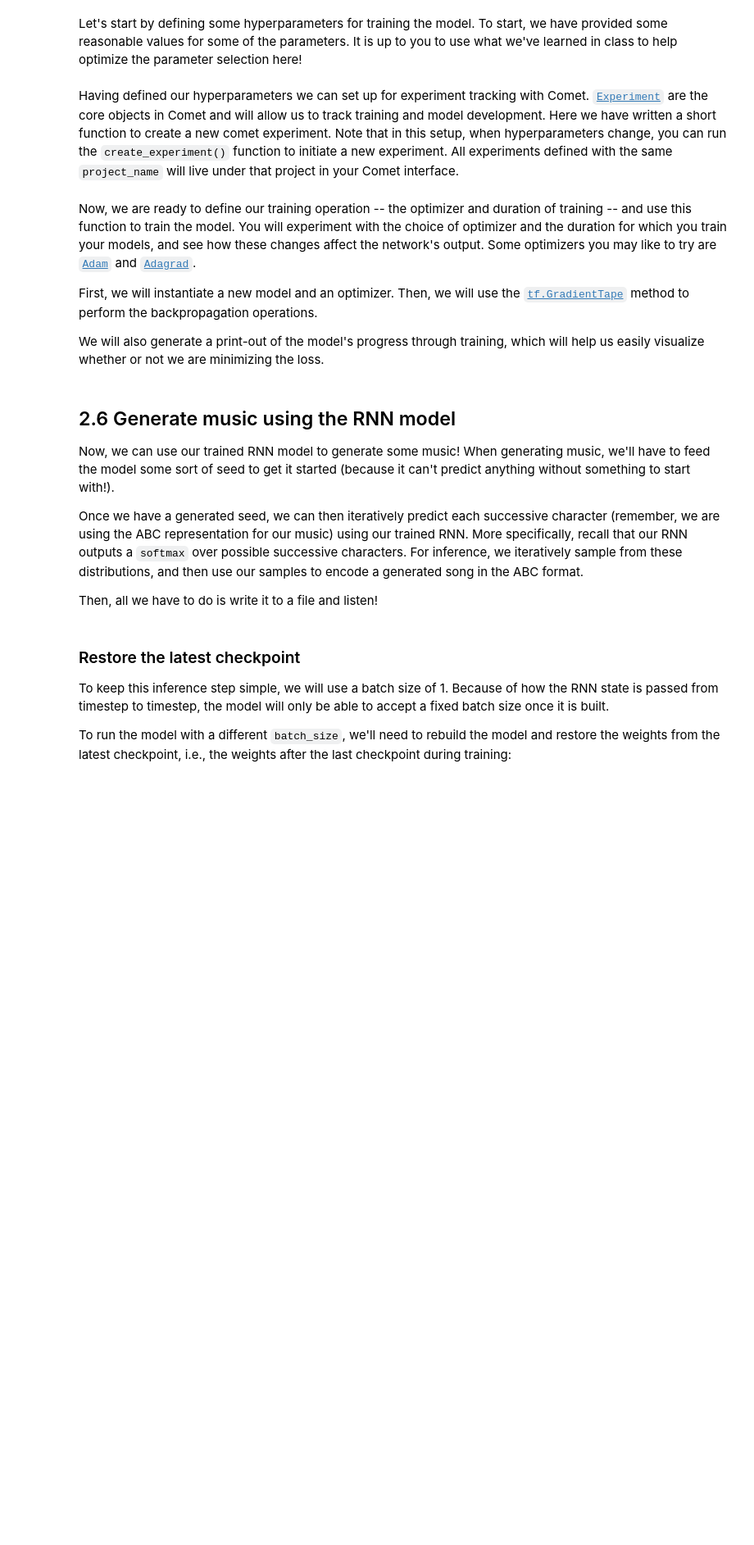
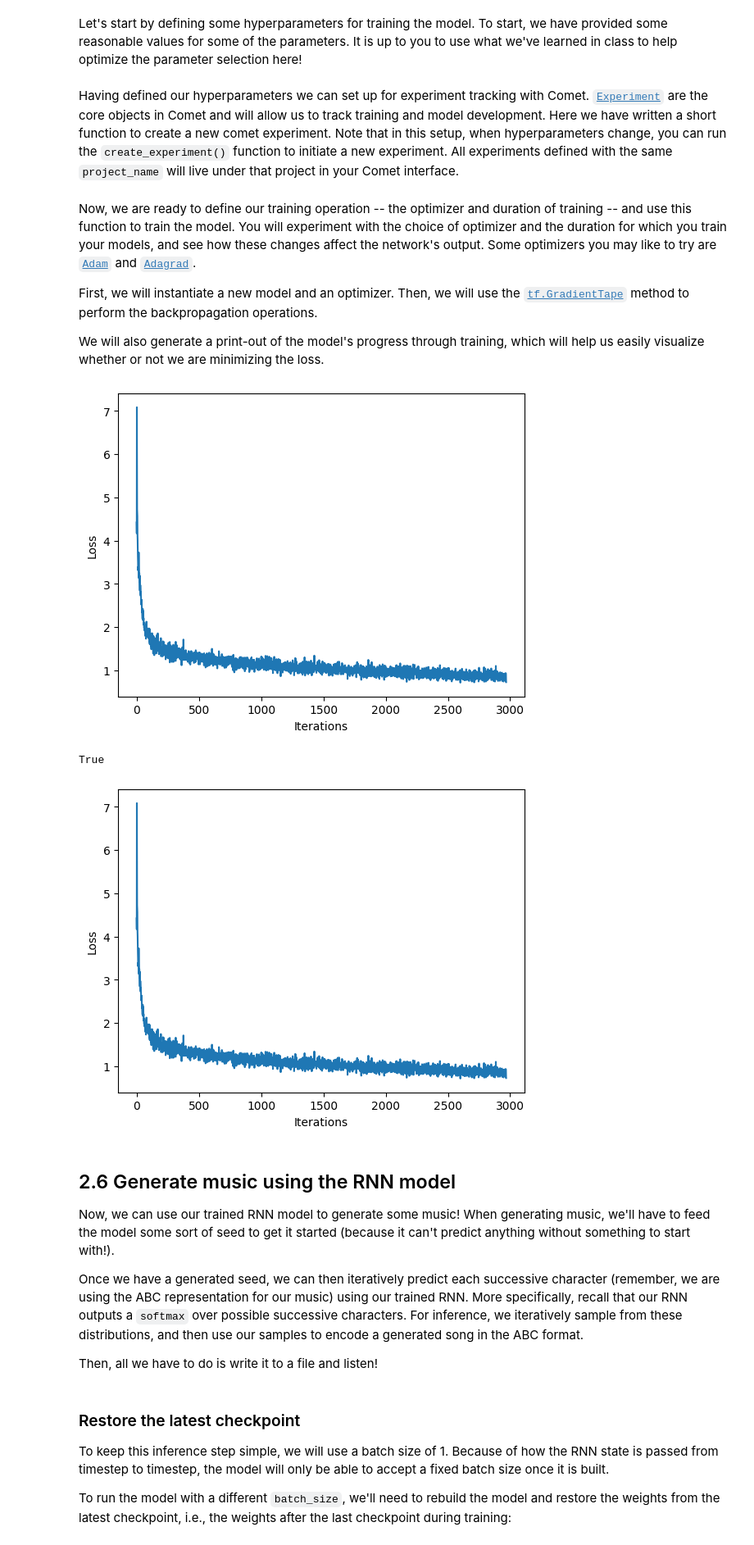
Before and after one commit to suehuynh/mit-deep-learning-labs, a Jupyter notebook: lab1/TF_Part2_Music_Generation.ipynb, the cells around one changed output. Shown at 82% size. Drawn from its saved outputs; the diff is of its cells as text; code cells hidden in the pictures; blank space fills up the shorter version.

```diff
--- a/lab1/TF_Part2_Music_Generation.ipynb
+++ b/lab1/TF_Part2_Music_Generation.ipynb
@@ -134,5 +176,8 @@ print('  ...\n}')
 '''
 def vectorize_string(string):
   '''TODO'''
+  vectorized_string = np.array([char2idx[char] for char in string])
+  return vectorized_string
 
 vectorized_songs = vectorize_string(songs_joined)
+vectorized_songs
@@ -160,10 +209,10 @@ def get_batch(vectorized_songs, seq_length, batch_size):
   idx = np.random.choice(n-seq_length, batch_size)
 
   '''TODO: construct a list of input sequences for the training batch'''
-  input_batch = # TODO
+  input_batch = np.array([vectorized_songs[i: i + seq_length] for i in idx])
 
   '''TODO: construct a list of output sequences for the training batch'''
-  output_batch = # TODO
+  output_batch = np.array([vectorized_songs[i + 1: i + seq_length + 1] for i in idx])
 
   # x_batch, y_batch provide the true inputs and targets for network training
   x_batch = np.reshape(input_batch, [batch_size, seq_length])
@@ -232,12 +303,12 @@ def build_model(vocab_size, embedding_dim, rnn_units, batch_size):
 
     # Layer 2: LSTM with `rnn_units` number of units.
     # TODO: Call the LSTM function defined above to add this layer.
-    LSTM('''TODO'''),
+    LSTM(rnn_units=rnn_units),
 
     # Layer 3: Dense (fully-connected) layer that transforms the LSTM output
     #   into the vocabulary size.
     # TODO: Add the Dense layer.
-    '''TODO: DENSE LAYER HERE'''
+    tf.keras.layers.Dense(vocab_size, activation='sigmoid')
   ])
 
   return model
@@ -299,12 +400,12 @@ Let's first compute the loss using our example predictions from the untrained mo
 '''TODO: define the loss function to compute and return the loss between
     the true labels and predictions (logits). Set the argument from_logits=True.'''
 def compute_loss(labels, logits):
-  loss = tf.keras.losses.sparse_categorical_crossentropy('''TODO''', '''TODO''', from_logits=True) # TODO
+  loss = tf.keras.losses.sparse_categorical_crossentropy(labels, logits, from_logits=True) # TODO
   return loss
 
 '''TODO: compute the loss using the true next characters from the example batch
     and the predictions from the untrained model several cells above'''
-example_batch_loss = compute_loss('''TODO''', '''TODO''') # TODO
+example_batch_loss = compute_loss(y, pred) # TODO
 
 print("Prediction shape: ", pred.shape, " # (batch_size, sequence_length, vocab_size)")
 print("scalar_loss:      ", example_batch_loss.numpy().mean())
@@ -360,13 +464,15 @@ We will also generate a print-out of the model's progress through training, whic
 
 '''TODO: instantiate a new model for training using the `build_model`
   function and the hyperparameters created above.'''
-model = build_model('''TODO: arguments''')
-
+model = build_model(vocab_size=vocab_size,
+                    embedding_dim=params["embedding_dim"],
+                    rnn_units=params["rnn_units"],
+                    batch_size=params["batch_size"])
 '''TODO: instantiate an optimizer with its learning rate.
   Checkout the tensorflow website for a list of supported optimizers.
   https://www.tensorflow.org/api_docs/python/tf/keras/optimizers/
   Try using the Adam optimizer to start.'''
-optimizer = # TODO
+optimizer = tf.keras.optimizers.Adam(learning_rate=params["learning_rate"])
 
 @tf.function
 def train_step(x, y):
@@ -374,10 +480,10 @@ def train_step(x, y):
   with tf.GradientTape() as tape:
 
     '''TODO: feed the current input into the model and generate predictions'''
-    y_hat = model('''TODO''')
+    y_hat = model(x)
 
     '''TODO: compute the loss!'''
-    loss = compute_loss('''TODO''', '''TODO''')
+    loss = compute_loss(y, y_hat)
 
   # Now, compute the gradients
   '''TODO: complete the function call for gradient computation.
@@ -385,40 +491,44 @@ def train_step(x, y):
       of the model parameters.
       HINT: use `model.trainable_variables` to get a list of all model
       parameters.'''
-  grads = tape.gradient('''TODO''', '''TODO''')
+  grads = tape.gradient(loss, model.trainable_variables)
 
   # Apply the gradients to the optimizer so it can update the model accordingly
   optimizer.apply_gradients(zip(grads, model.trainable_variables))
   return loss
 
 ##################
 # Begin training!#
 ##################
 
 history = []
 plotter = mdl.util.PeriodicPlotter(sec=2, xlabel='Iterations', ylabel='Loss')
 experiment = create_experiment()
 
 if hasattr(tqdm, '_instances'): tqdm._instances.clear() # clear if it exists
 for iter in tqdm(range(params["num_training_iterations"])):
 
   # Grab a batch and propagate it through the network
   x_batch, y_batch = get_batch(vectorized_songs, params["seq_length"], params["batch_size"])
   loss = train_step(x_batch, y_batch)
 
   # log the loss to the Comet interface! we will be able to track it there.
   experiment.log_metric("loss", loss.numpy().mean(), step=iter)
   # Update the progress bar and also visualize within notebook
   history.append(loss.numpy().mean())
   plotter.plot(history)
 
   # Update the model with the changed weights!
   if iter % 100 == 0:
     model.save_weights(checkpoint_prefix)
 
 # Save the trained model and the weights
 model.save_weights(checkpoint_prefix)
 experiment.flush()
+# %% [output]
+[figure, added]
+True
+[figure, added]
 # %% [markdown]
 ## 2.6 Generate music using the RNN model
 
```
Also changed, not shown: parts of 18 cells of this notebook.
